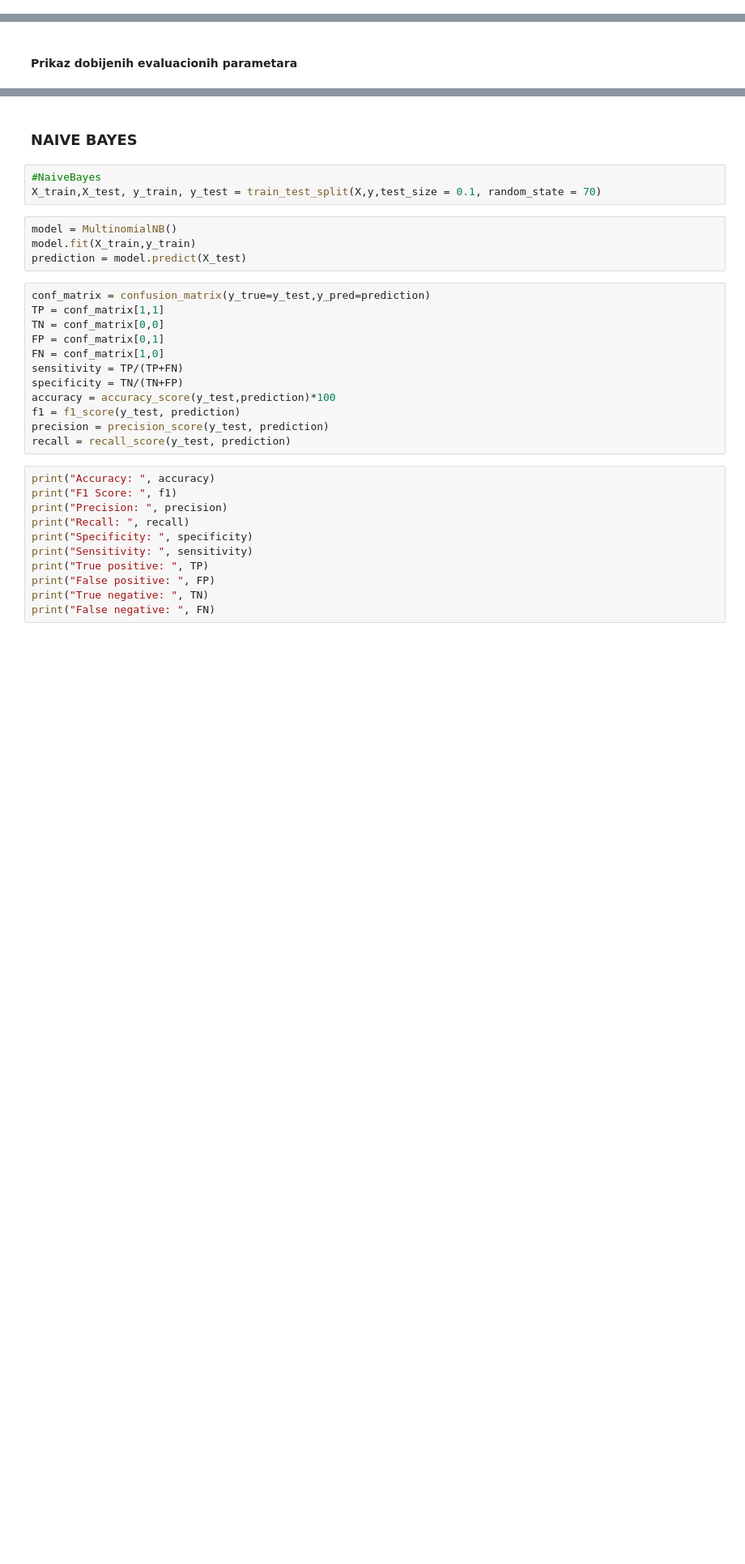
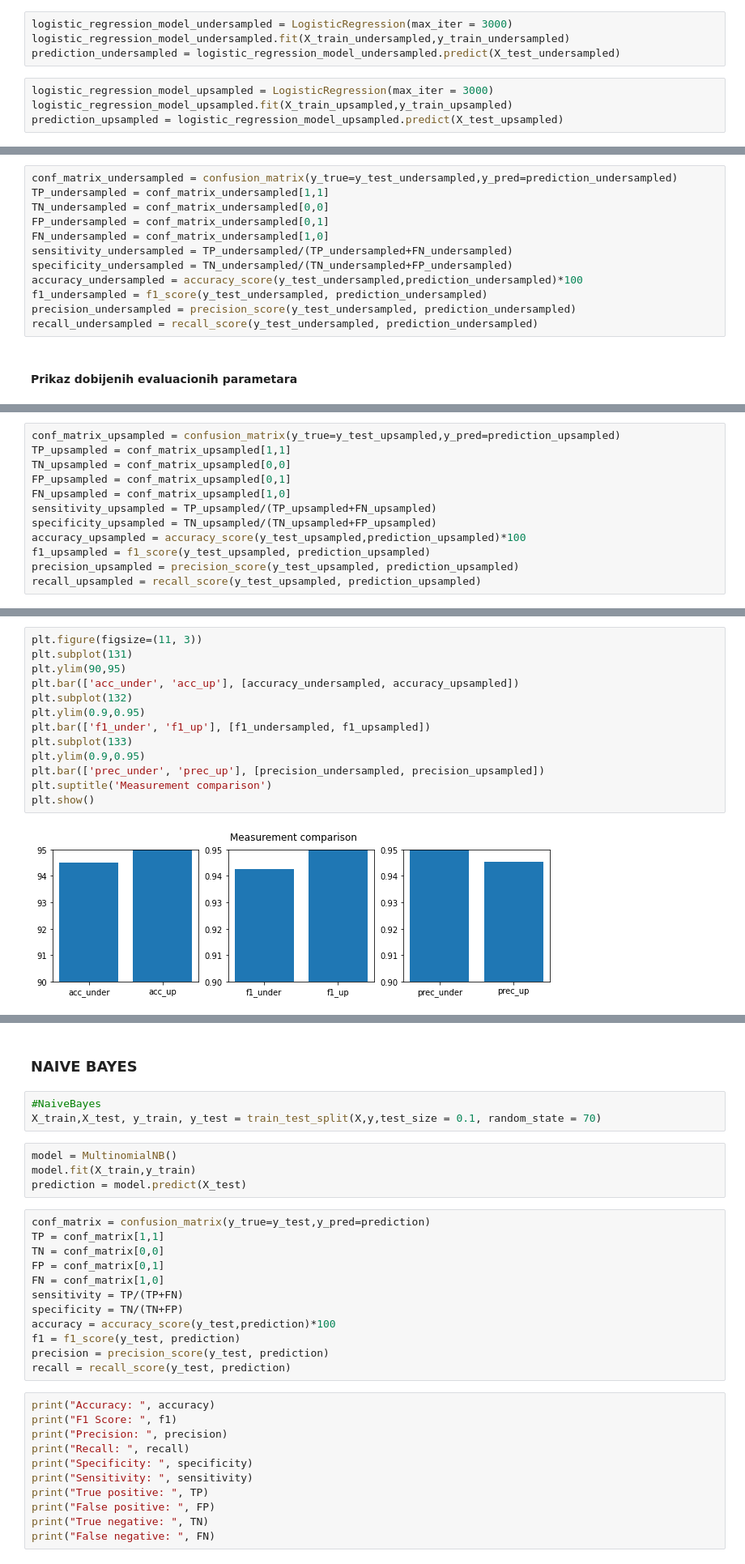
Before and after one commit to DraganaStojnev/ML1---Classification, a Jupyter notebook: Klasifikacija.ipynb, the cells around one changed output, grey strips where cells are left out. Shown at 81% size. Saved outputs shown, nothing was run; the diff lists cells and outputs as text; blank space fills up the shorter version.

```diff
--- a/Klasifikacija.ipynb
+++ b/Klasifikacija.ipynb
@@ -309,2 +309,10 @@ prediction = logistic_regression_model.predict(X_test)
+# %%
+logistic_regression_model_undersampled = LogisticRegression(max_iter = 3000)
+logistic_regression_model_undersampled.fit(X_train_undersampled,y_train_undersampled)
+prediction_undersampled = logistic_regression_model_undersampled.predict(X_test_undersampled)
+# %%
+logistic_regression_model_upsampled = LogisticRegression(max_iter = 3000)
+logistic_regression_model_upsampled.fit(X_train_upsampled,y_train_upsampled)
+prediction_upsampled = logistic_regression_model_upsampled.predict(X_test_upsampled)
 # %% [markdown]
 #### Različite metrike za evaluaciju prediktivnog algoritma
@@ -323,3 +319,15 @@ recall = recall_score(y_test, prediction)
+# %%
+conf_matrix_undersampled = confusion_matrix(y_true=y_test_undersampled,y_pred=prediction_undersampled)
+TP_undersampled = conf_matrix_undersampled[1,1]
+TN_undersampled = conf_matrix_undersampled[0,0]
+FP_undersampled = conf_matrix_undersampled[0,1]
+FN_undersampled = conf_matrix_undersampled[1,0]
+sensitivity_undersampled = TP_undersampled/(TP_undersampled+FN_undersampled)
+specificity_undersampled = TN_undersampled/(TN_undersampled+FP_undersampled)
+accuracy_undersampled = accuracy_score(y_test_undersampled,prediction_undersampled)*100
+f1_undersampled = f1_score(y_test_undersampled, prediction_undersampled)
+precision_undersampled = precision_score(y_test_undersampled, prediction_undersampled)
+recall_undersampled = recall_score(y_test_undersampled, prediction_undersampled)
 # %% [markdown]
 #### Prikaz dobijenih evaluacionih parametara
 # %%
@@ -344,3 +352,15 @@ True positive:  321
 False positive:  25
 True negative:  347
 False negative:  33
+# %%
+conf_matrix_upsampled = confusion_matrix(y_true=y_test_upsampled,y_pred=prediction_upsampled)
+TP_upsampled = conf_matrix_upsampled[1,1]
+TN_upsampled = conf_matrix_upsampled[0,0]
+FP_upsampled = conf_matrix_upsampled[0,1]
+FN_upsampled = conf_matrix_upsampled[1,0]
+sensitivity_upsampled = TP_upsampled/(TP_upsampled+FN_upsampled)
+specificity_upsampled = TN_upsampled/(TN_upsampled+FP_upsampled)
+accuracy_upsampled = accuracy_score(y_test_upsampled,prediction_upsampled)*100
+f1_upsampled = f1_score(y_test_upsampled, prediction_upsampled)
+precision_upsampled = precision_score(y_test_upsampled, prediction_upsampled)
+recall_upsampled = recall_score(y_test_upsampled, prediction_upsampled)
@@ -347 +389,16 @@ False negative:  33
+# %%
+plt.figure(figsize=(11, 3))
+plt.subplot(131)
+plt.ylim(90,95)
+plt.bar(['acc_under', 'acc_up'], [accuracy_undersampled, accuracy_upsampled])
+plt.subplot(132)
+plt.ylim(0.9,0.95)
+plt.bar(['f1_under', 'f1_up'], [f1_undersampled, f1_upsampled])
+plt.subplot(133)
+plt.ylim(0.9,0.95)
+plt.bar(['prec_under', 'prec_up'], [precision_undersampled, precision_upsampled])
+plt.suptitle('Measurement comparison')
+plt.show()
+# %% [output]
+[figure, added]
 # %% [markdown]
```
Also changed, not shown: parts of 27 cells of this notebook.
